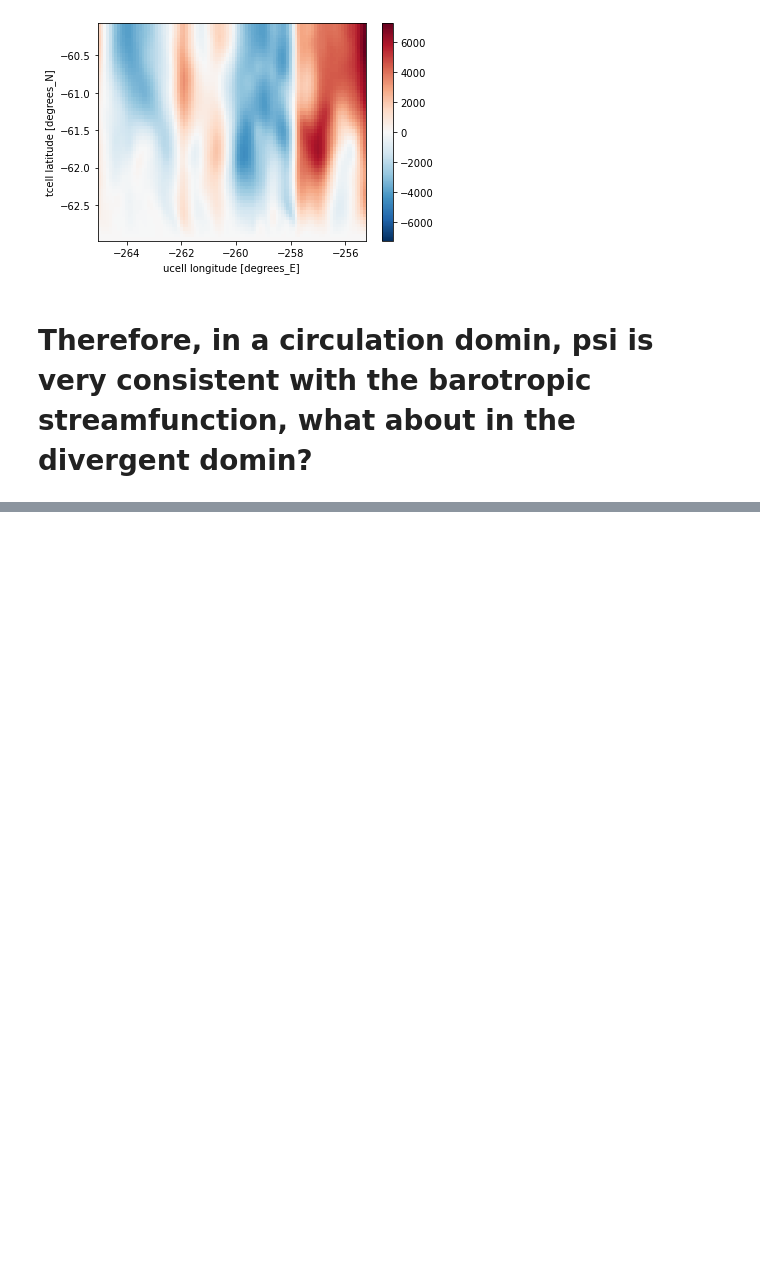
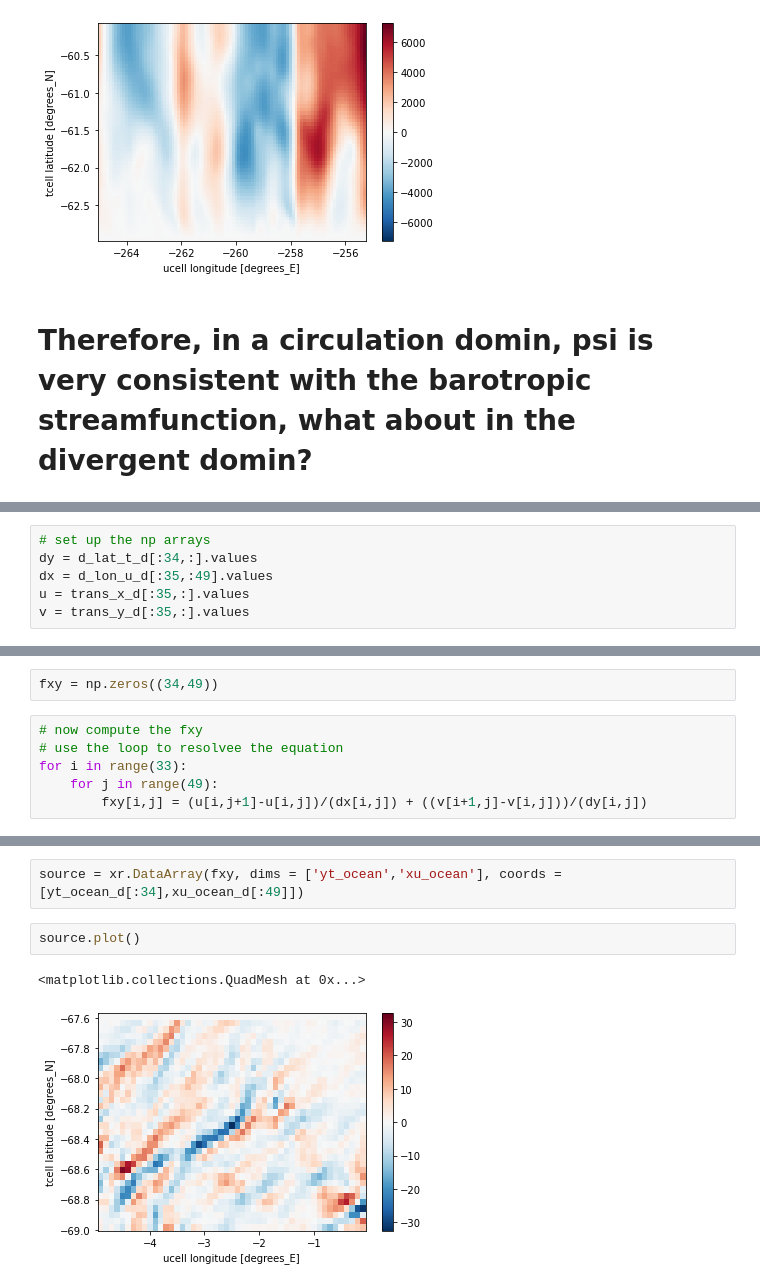
Before and after one commit to yuxuanlyu666/summary, a Jupyter notebook: helmholtz_decomposition_test.ipynb, the cells around one changed output, grey strips where cells are left out. Cells and saved outputs as stored; diff of their text form; blank space fills up the shorter version.

```diff
--- a/helmholtz_decomposition_test.ipynb
+++ b/helmholtz_decomposition_test.ipynb
@@ -471,0 +566,6 @@ Grad_chi_x.cumsum('grid_yt_ocean').plot()
+# %%
+# set up the np arrays
+dy = d_lat_t_d[:34,:].values
+dx = d_lon_u_d[:35,:49].values
+u = trans_x_d[:35,:].values
+v = trans_y_d[:35,:].values
@@ -471,0 +588,8 @@ Grad_chi_x.cumsum('grid_yt_ocean').plot()
+# %%
+fxy = np.zeros((34,49))
+# %%
+# now compute the fxy
+# use the loop to resolvee the equation
+for i in range(33):
+    for j in range(49):
+        fxy[i,j] = (u[i,j+1]-u[i,j])/(dx[i,j]) + ((v[i+1,j]-v[i,j]))/(dy[i,j])
@@ -471,0 +635,7 @@ Grad_chi_x.cumsum('grid_yt_ocean').plot()
+# %%
+source = xr.DataArray(fxy, dims = ['yt_ocean','xu_ocean'], coords = [yt_ocean_d[:34],xu_ocean_d[:49]])
+# %%
+source.plot()
+# %% [output]
+<matplotlib.collections.QuadMesh at 0x...>
+[figure, added]
```
Also changed, not shown: parts of 32 cells of this notebook.
